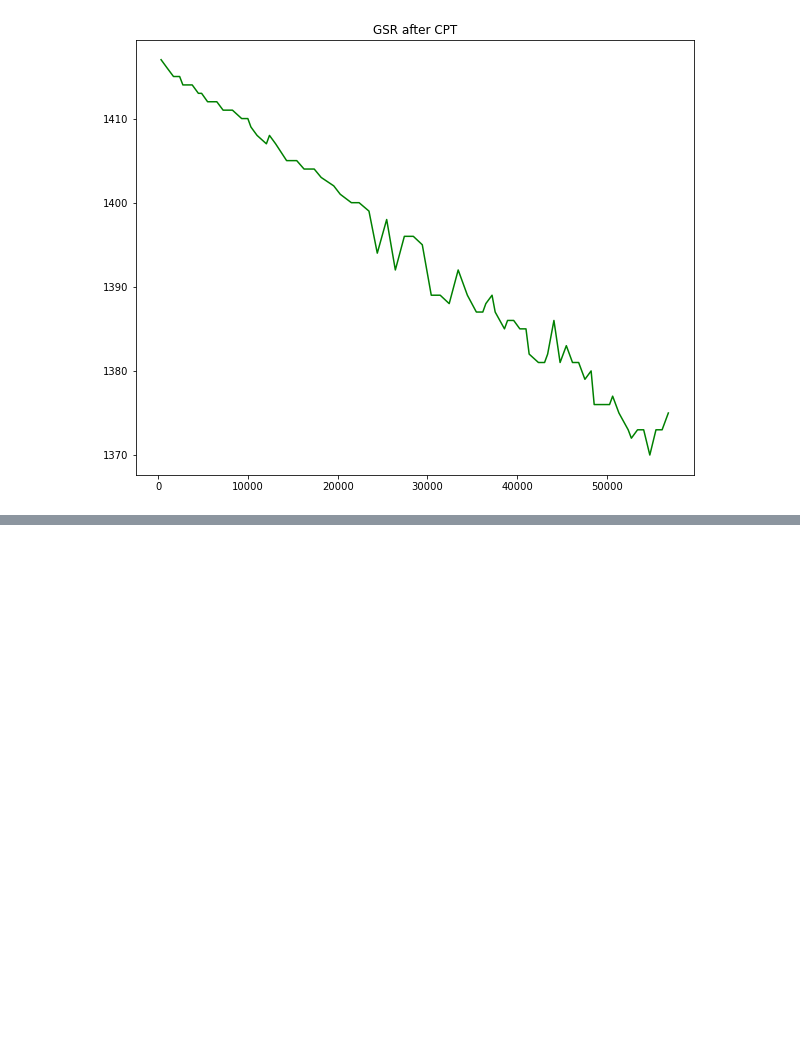
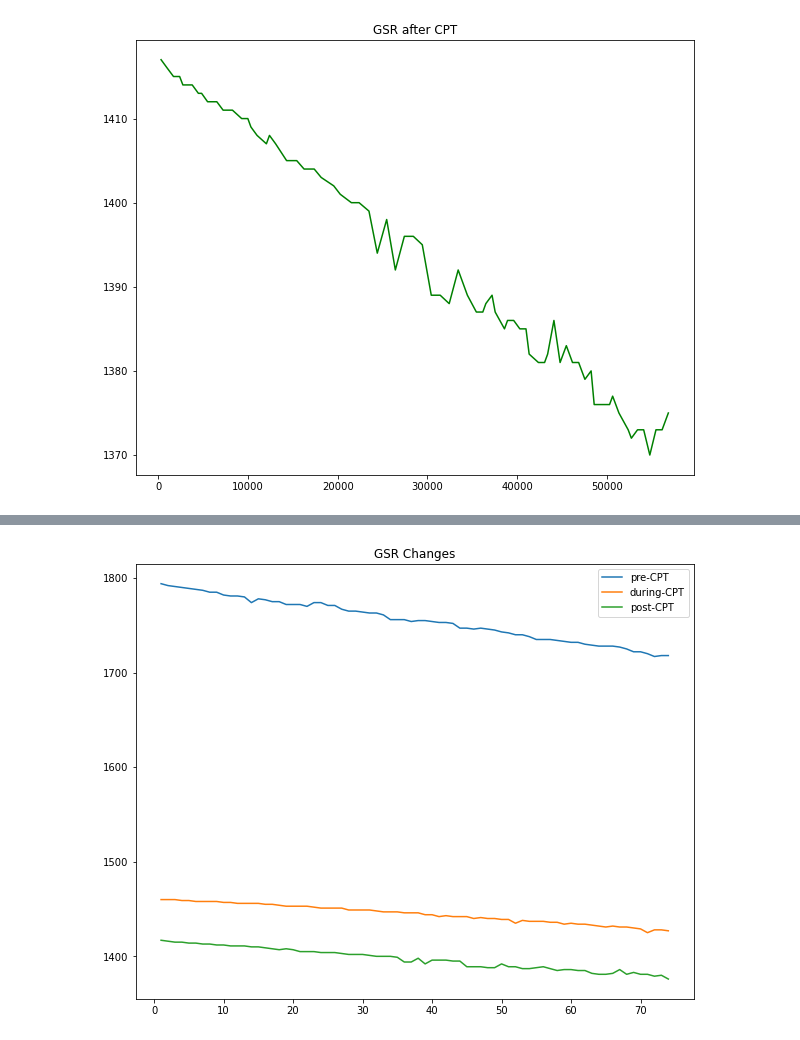
Before and after one commit to haitonglin/ecg, a Jupyter notebook: dec_18_test/Dec18_testing_data_analysis.ipynb, the cells around one changed output, grey strips where cells are left out. Saved outputs shown, nothing was run; the diff lists cells and outputs as text; code cells hidden in the pictures; blank space fills up the shorter version.

```diff
--- a/dec_18_test/Dec18_testing_data_analysis.ipynb
+++ b/dec_18_test/Dec18_testing_data_analysis.ipynb
@@ -144,0 +161,13 @@ plt.show()
+# %%
+y3 = during['GSR'].head(74)
+y4 = post['GSR'].head(74)
+# %%
+plt.figure(figsize=(10,8))
+plt.title('GSR Changes')
+plt.plot(x,pre['GSR'],label='pre-CPT')
+plt.plot(x,y3,label='during-CPT')
+plt.plot(x,y4,label='post-CPT')
+plt.legend()
+plt.show()
+# %% [output]
+[figure, added]
```
Also changed, not shown: parts of 3 cells of this notebook.
